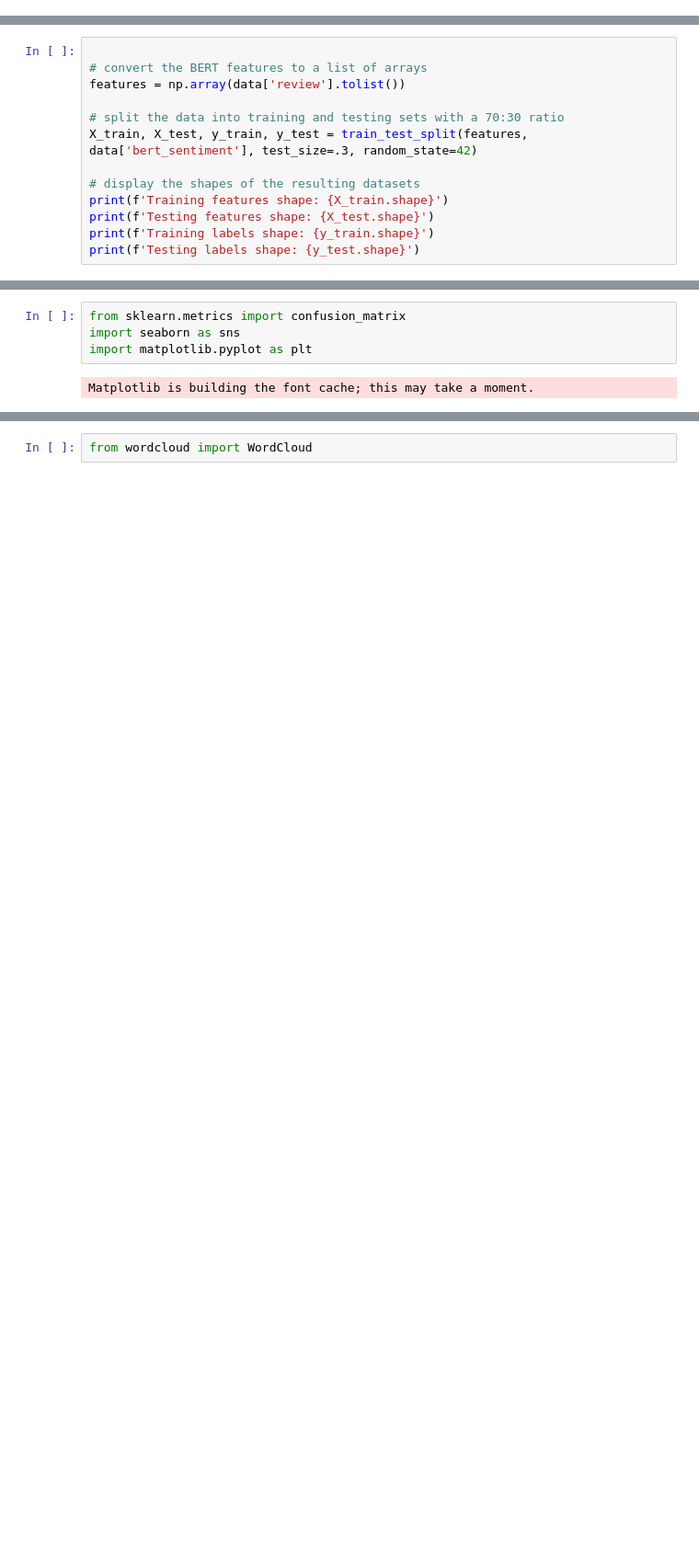
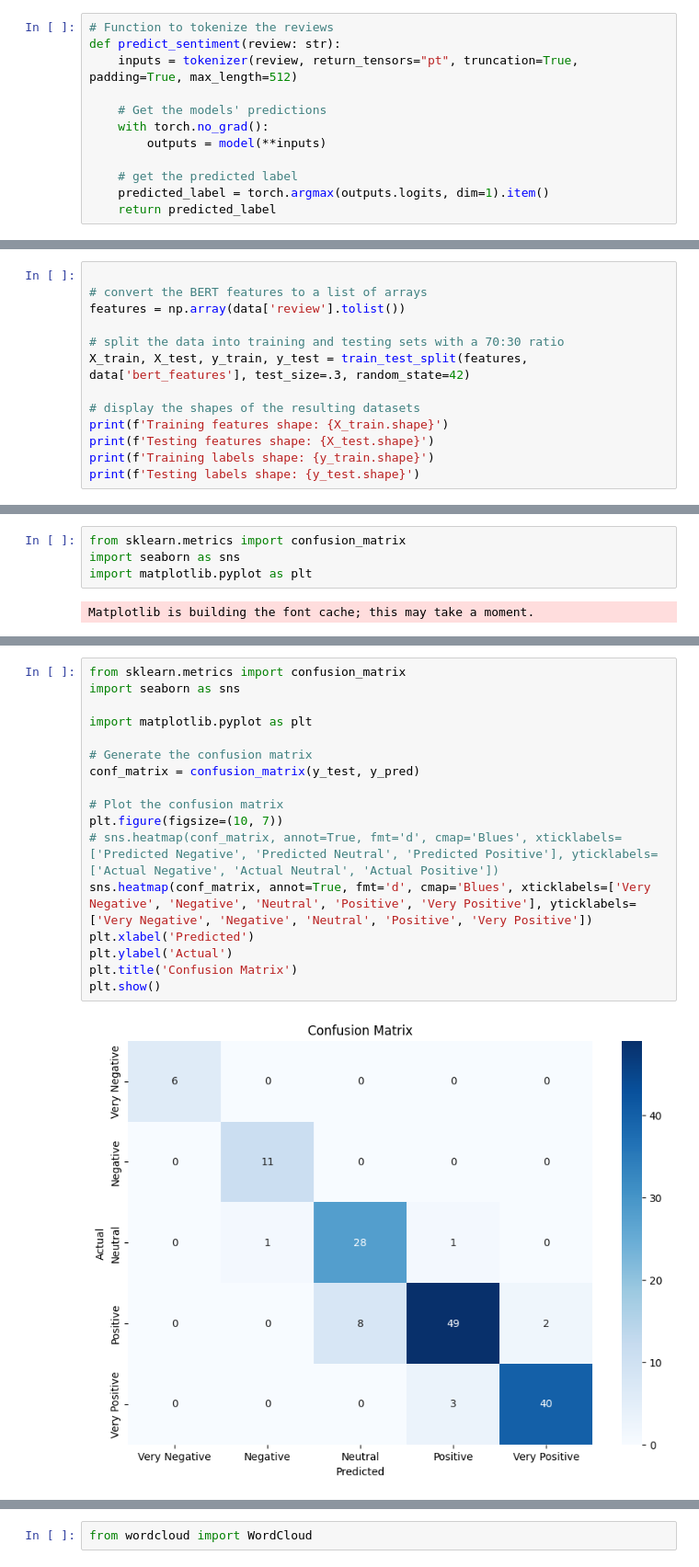
Before and after one commit to suarasiy/sentiment-analysis, a Jupyter notebook: pre-processing.ipynb, the cells around one changed output, grey strips where cells are left out. Shown at 92% size. Cells and saved outputs as stored; diff of their text form; blank space fills up the shorter version.

Commit message:
✨ enhancement sample of `pre-processing.ipynb` add HM confusion matrix, bar distribution, wordcloud

```diff
--- a/pre-processing.ipynb
+++ b/pre-processing.ipynb
@@ -48,0 +82,12 @@ def label_data (star: int) -> Literal['positive', 'negative', 'neutral']:
+# %%
+# Function to tokenize the reviews
+def predict_sentiment(review: str):
+    inputs = tokenizer(review, return_tensors="pt", truncation=True, padding=True, max_length=512)
+
+    # Get the models' predictions
+    with torch.no_grad():
+        outputs = model(**inputs)
+
+    # get the predicted label
+    predicted_label = torch.argmax(outputs.logits, dim=1).item()
+    return predicted_label
@@ -228,7 +532,7 @@ from sklearn.model_selection import train_test_split
 features = np.array(data['review'].tolist())
 
 # split the data into training and testing sets with a 70:30 ratio
-X_train, X_test, y_train, y_test = train_test_split(features, data['bert_sentiment'], test_size=.3, random_state=42)
+X_train, X_test, y_train, y_test = train_test_split(features, data['bert_features'], test_size=.3, random_state=42)
 
 # display the shapes of the resulting datasets
 print(f'Training features shape: {X_train.shape}')
@@ -307,3 +606,22 @@ Classification Report:
    macro avg       0.38      0.35      0.32       149
 weighted avg       0.67      0.79      0.71       149
 [figure]
+# %%
+from sklearn.metrics import confusion_matrix
+import seaborn as sns
+
+import matplotlib.pyplot as plt
+
+# Generate the confusion matrix
+conf_matrix = confusion_matrix(y_test, y_pred)
+
+# Plot the confusion matrix
+plt.figure(figsize=(10, 7))
+# sns.heatmap(conf_matrix, annot=True, fmt='d', cmap='Blues', xticklabels=['Predicted Negative', 'Predicted Neutral', 'Predicted Positive'], yticklabels=['Actual Negative', 'Actual Neutral', 'Actual Positive'])
+sns.heatmap(conf_matrix, annot=True, fmt='d', cmap='Blues', xticklabels=['Very Negative', 'Negative', 'Neutral', 'Positive', 'Very Positive'], yticklabels=['Very Negative', 'Negative', 'Neutral', 'Positive', 'Very Positive'])
+plt.xlabel('Predicted')
+plt.ylabel('Actual')
+plt.title('Confusion Matrix')
+plt.show()
+# %% [output]
+[figure, added]
```
Also changed, not shown: parts of 32 cells of this notebook.
